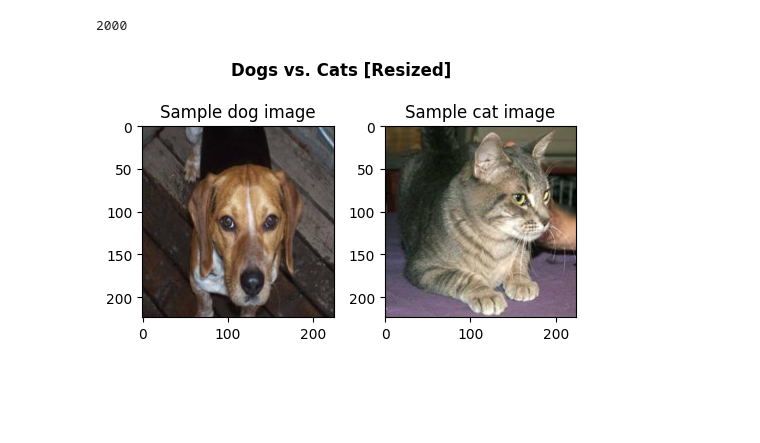
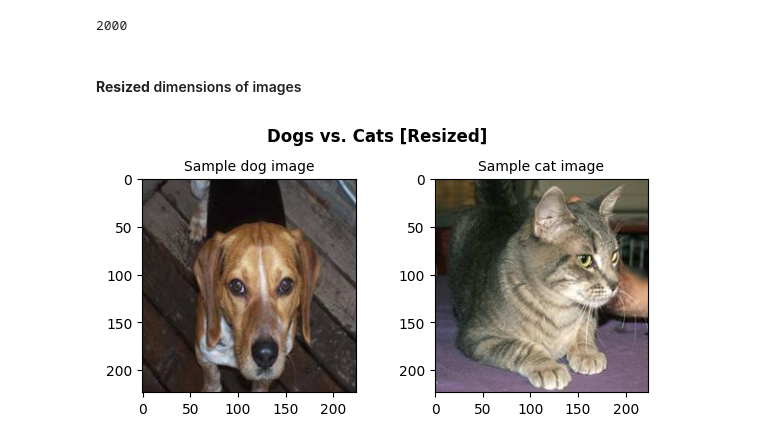
Before and after one commit to nirmit27/ds-and-ml, a Jupyter notebook: DL/Dogs_vs_Cats.ipynb, the cells around one changed output. Cells and saved outputs as stored; diff of their text form; code cells hidden in the pictures; blank space fills up the shorter version.

```diff
--- a/DL/Dogs_vs_Cats.ipynb
+++ b/DL/Dogs_vs_Cats.ipynb
@@ -122,22 +127,24 @@ for i in range(2000):
 len(os.listdir(new_tr_path))
 # %% [output]
 2000
+# %% [markdown]
+#### **Resized** dimensions of images
 # %%
-fig, axs = plt.subplots(1, 2, figsize=(5, 3))
+fig, axs = plt.subplots(1, 2, figsize=(6, 3))
 fig.suptitle("Dogs vs. Cats [Resized]", fontweight='bold')
 
 img1 = mplimg.imread(f"{new_tr_path}/{files1[2]}")
 img2 = mplimg.imread(f"{new_tr_path}/{files1[680]}")
 
 axs[0].imshow(img1)
 # axs[0].axis("off")
-axs[0].set_title("Sample dog image")
+axs[0].set_title("Sample dog image", fontsize=10)
 
 axs[1].imshow(img2)
 # axs[1].axis("off")
-axs[1].set_title("Sample cat image")
+axs[1].set_title("Sample cat image", fontsize=10)
 
 plt.tight_layout()
 plt.show()
 # %% [output]
-[figure, old version]
+[figure, new version]
```
Also changed, not shown: parts of 8 cells of this notebook.
